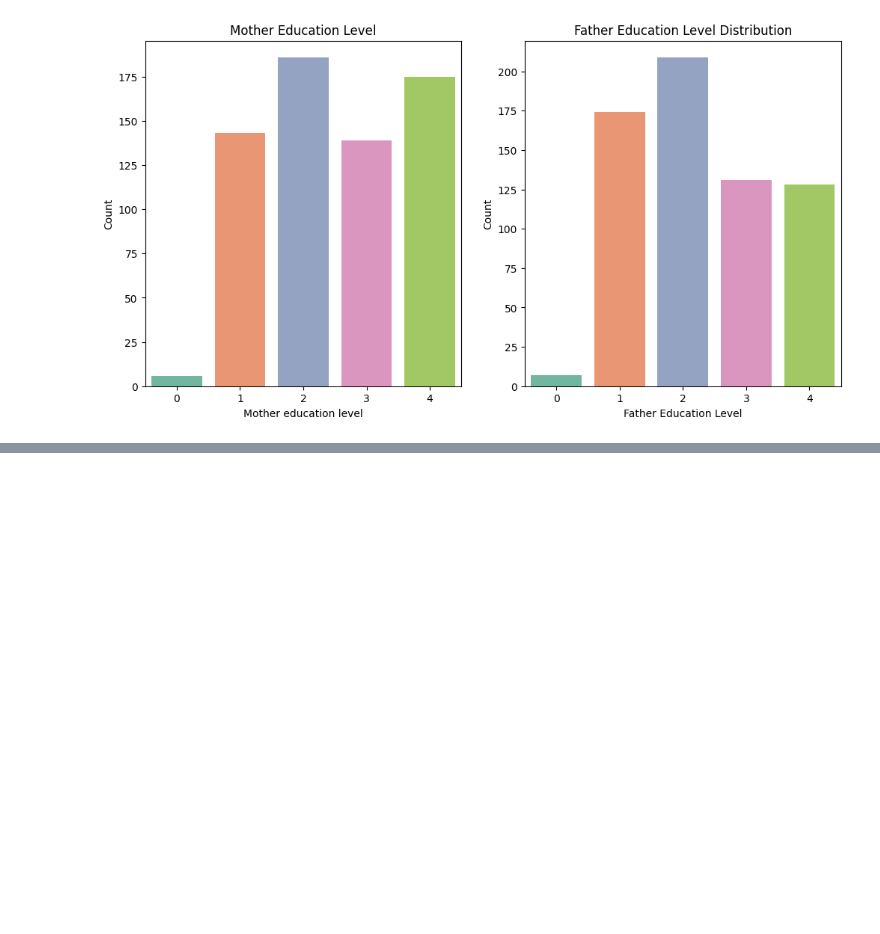
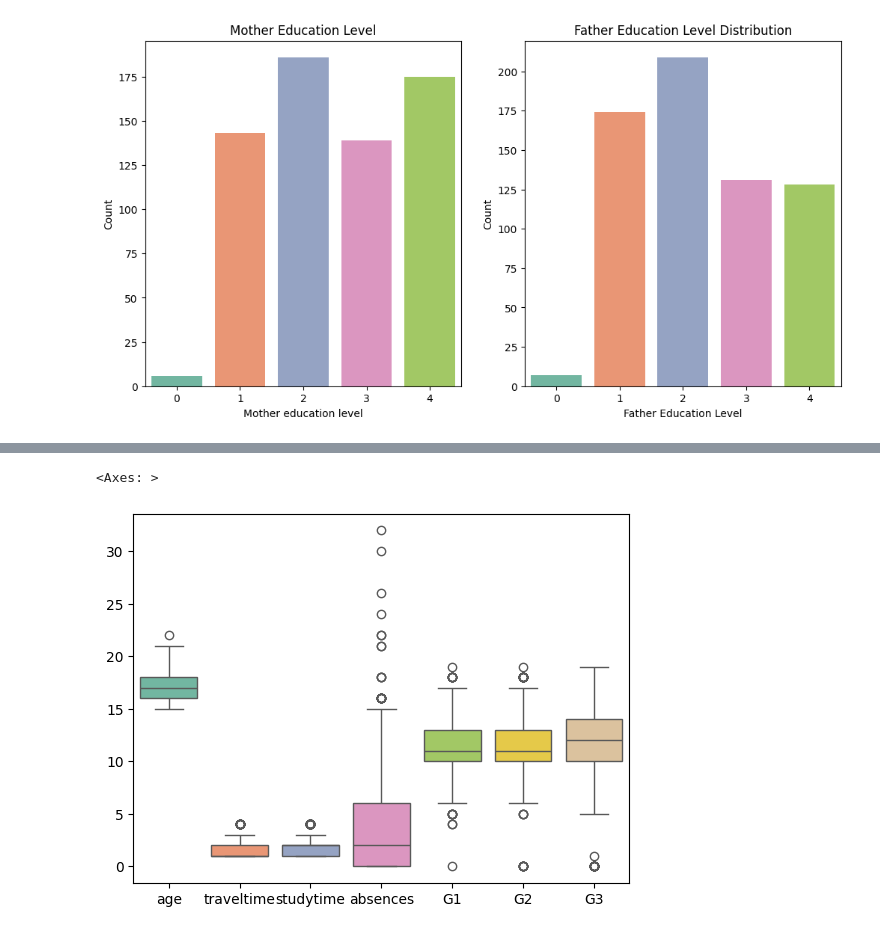
Before and after one commit to fp05107/PW_Skills_Assignments, a Jupyter notebook: Milestone_3_MachineLearning/week_2/practice/EDAStudentPerformance.ipynb, the cells around one changed output, grey strips where cells are left out. Cells and saved outputs as stored; diff of their text form; code cells hidden in the pictures; blank space fills up the shorter version.

```diff
--- a/Milestone_3_MachineLearning/week_2/practice/EDAStudentPerformance.ipynb
+++ b/Milestone_3_MachineLearning/week_2/practice/EDAStudentPerformance.ipynb
@@ -214,0 +236,6 @@ plt.show()
+# %%
+num_cols = ['age', 'traveltime', 'studytime', 'absences', 'G1', 'G2', 'G3']
+sns.boxplot(data=df[num_cols], palette='Set2')
+# %% [output]
+<Axes: >
+[figure, added]
```
Also changed, not shown: parts of 3 cells of this notebook, 2 other files.
